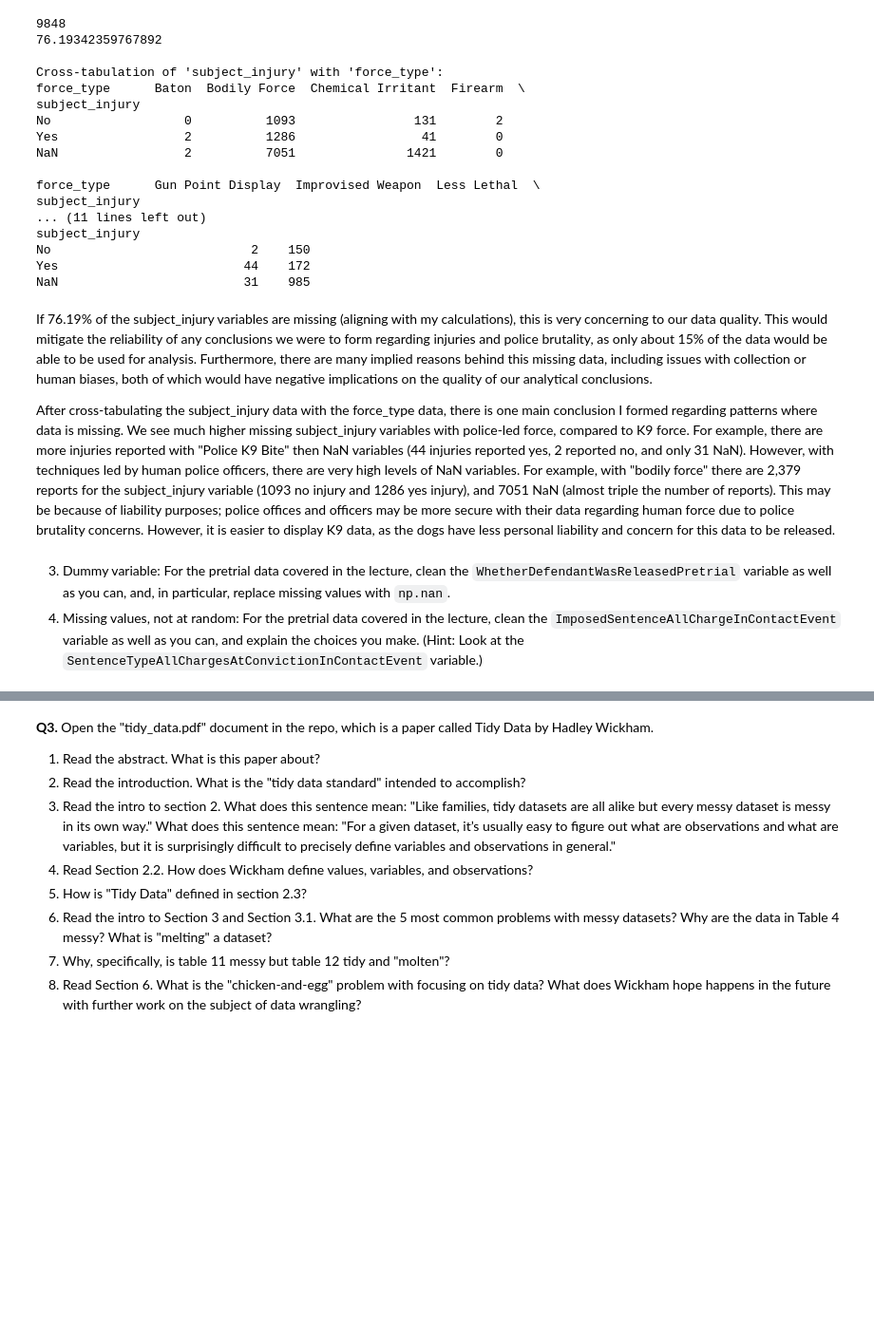
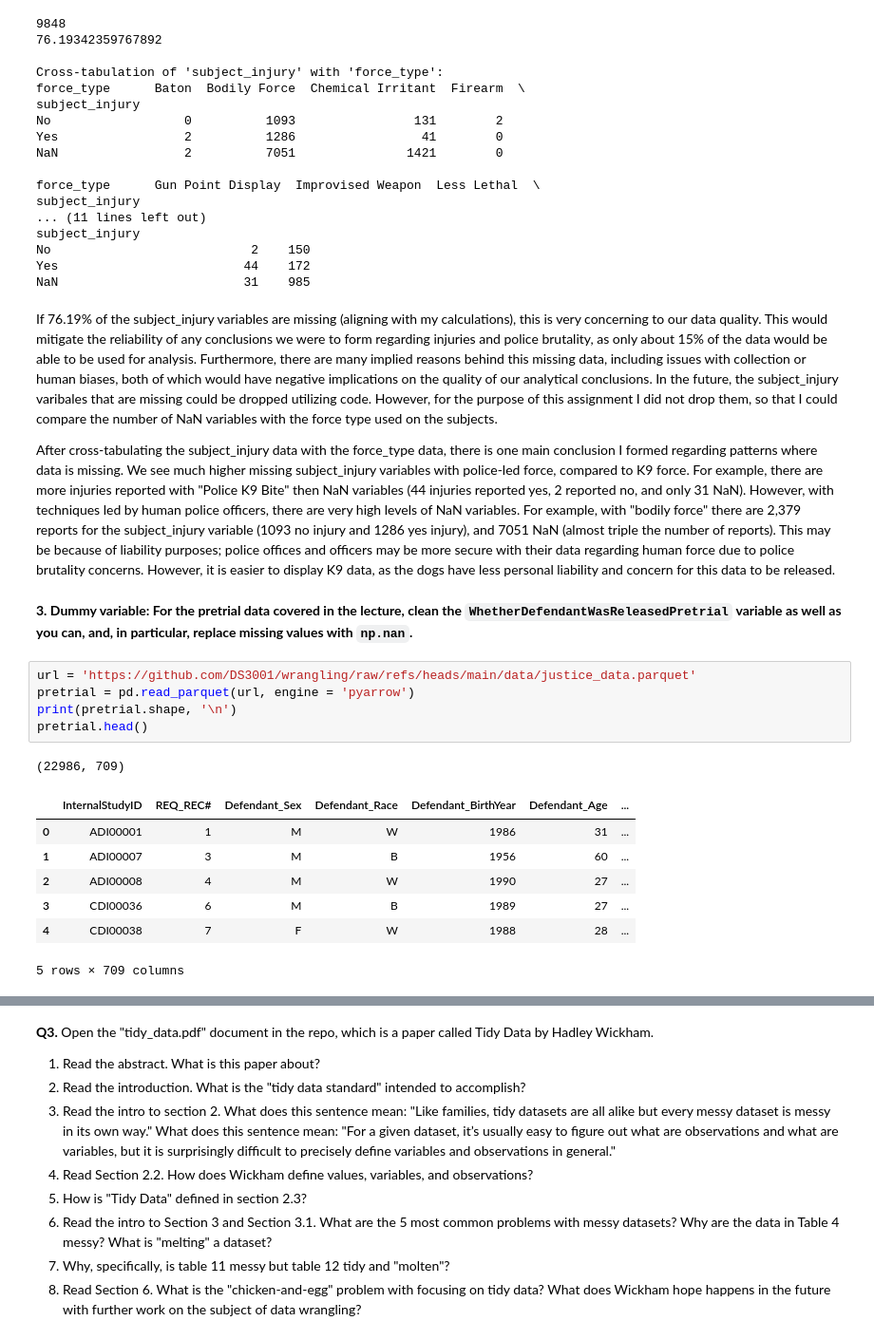
Before and after one commit to norawik/wrangling, a Jupyter notebook: assignment/assignment.ipynb, the cells around one changed output, grey strips where cells are left out. Shown at 95% size. Saved outputs shown, nothing was run; the diff lists cells and outputs as text; blank space fills up the shorter version.

```diff
--- a/assignment/assignment.ipynb
+++ b/assignment/assignment.ipynb
@@ -102,9 +102,22 @@ No                           2    150
 Yes                         44    172
 NaN                         31    985
 # %% [markdown]
-If 76.19% of the subject_injury variables are missing (aligning with my calculations), this is very concerning to our data quality. This would mitigate the reliability of any conclusions we were to form regarding injuries and police brutality, as only about 15% of the data would be able to be used for analysis. Furthermore, there are many implied reasons behind this missing data, including issues with collection or human biases, both of which would have negative implications on the quality of our analytical conclusions.
+If 76.19% of the subject_injury variables are missing (aligning with my calculations), this is very concerning to our data quality. This would mitigate the reliability of any conclusions we were to form regarding injuries and police brutality, as only about 15% of the data would be able to be used for analysis. Furthermore, there are many implied reasons behind this missing data, including issues with collection or human biases, both of which would have negative implications on the quality of our analytical conclusions. In the future, the subject_injury varibales that are missing could be dropped utilizing code. However, for the purpose of this assignment I did not drop them, so that I could compare the number of NaN variables with the force type used on the subjects.
 
 After cross-tabulating the subject_injury data with the force_type data, there is one main conclusion I formed regarding patterns where data is missing. We see much higher missing subject_injury variables with police-led force, compared to K9 force. For example, there are more injuries reported with "Police K9 Bite" then NaN variables (44 injuries reported yes, 2 reported no, and only 31 NaN). However, with techniques led by human police officers, there are very high levels of NaN variables. For example, with "bodily force" there are 2,379 reports for the subject_injury variable (1093 no injury and 1286 yes injury), and 7051 NaN (almost triple the number of reports). This may be because of liability purposes; police offices and officers may be more secure with their data regarding human force due to police brutality concerns. However, it is easier to display K9 data, as the dogs have less personal liability and concern for this data to be released.
 # %% [markdown]
-3. Dummy variable: For the pretrial data covered in the lecture, clean the `WhetherDefendantWasReleasedPretrial` variable as well as you can, and, in particular, replace missing values with `np.nan`.
-4. Missing values, not at random: For the pretrial data covered in the lecture, clean the `ImposedSentenceAllChargeInContactEvent` variable as well as you can, and explain the choices you make. (Hint: Look at the `SentenceTypeAllChargesAtConvictionInContactEvent` variable.)
+**3. Dummy variable: For the pretrial data covered in the lecture, clean the `WhetherDefendantWasReleasedPretrial` variable as well as you can, and, in particular, replace missing values with `np.nan`.**
+# %%
+url = 'https://github.com/DS3001/wrangling/raw/refs/heads/main/data/justice_data.parquet'
+pretrial = pd.read_parquet(url, engine = 'pyarrow')
+print(pretrial.shape, '\n')
+pretrial.head()
+# %% [output]
+(22986, 709)
+|  | InternalStudyID | REQ_REC# | Defendant_Sex | Defendant_Race | Defendant_BirthYear | Defendant_Age | ... |
+| 0 | ADI00001 | 1 | M | W | 1986 | 31 | ... |
+| 1 | ADI00007 | 3 | M | B | 1956 | 60 | ... |
+| 2 | ADI00008 | 4 | M | W | 1990 | 27 | ... |
+| 3 | CDI00036 | 6 | M | B | 1989 | 27 | ... |
+| 4 | CDI00038 | 7 | F | W | 1988 | 28 | ... |
+5 rows × 709 columns
```
Also changed, not shown: parts of 16 cells of this notebook.
